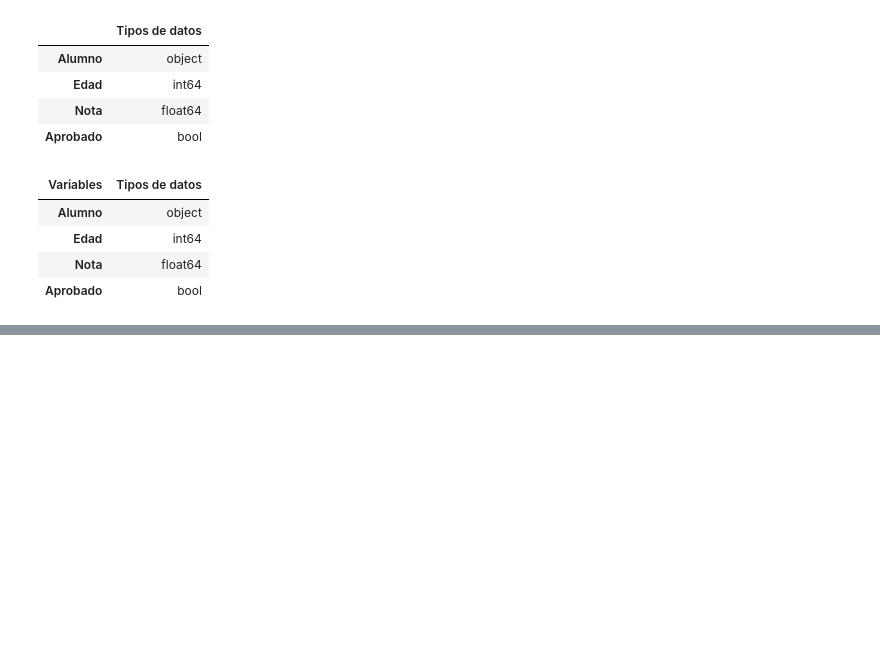
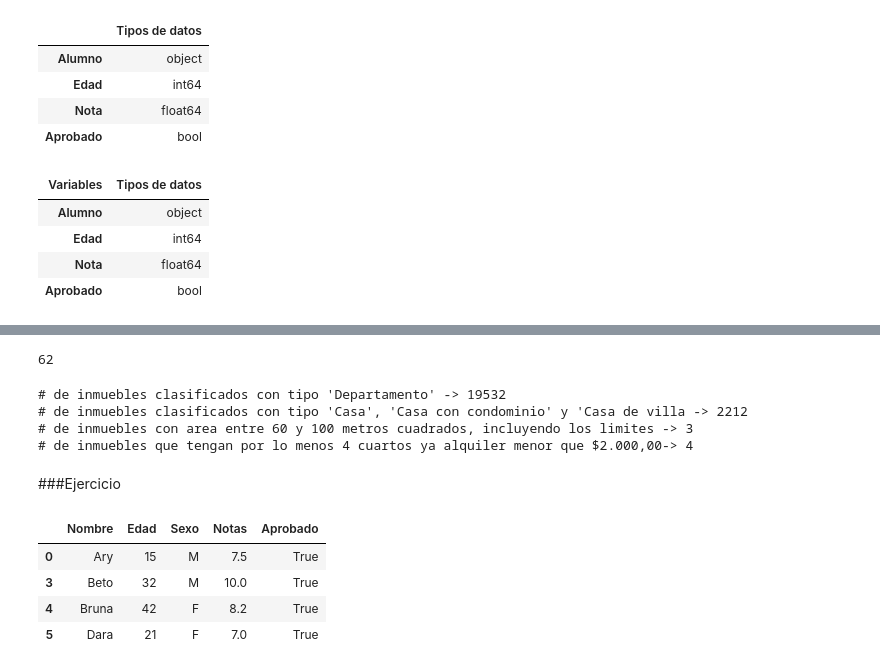
Before and after one commit to AdrianCPC/Data_analysis_rentals, a Jupyter notebook: Base_de_Datos.ipynb, the cells around one changed output, grey strips where cells are left out. Cells and saved outputs as stored; diff of their text form; code cells hidden in the pictures; blank space fills up the shorter version.

```diff
--- a/Base_de_Datos.ipynb
+++ b/Base_de_Datos.ipynb
@@ -536,0 +585,37 @@ clase_datos
+# %%
+seleccion = (datos['Cuartos'] >=4) & (datos['Valor']<=2000)
+n4 = datos[seleccion].shape[0]
+n4
+# %% [output]
+62
+# %%
+print("# de inmuebles clasificados con tipo 'Departamento' -> {}".format(n1))
+print("# de inmuebles clasificados con tipo 'Casa', 'Casa con condominio' y 'Casa de villa -> {}".format(n2))
+print("# de inmuebles con area entre 60 y 100 metros cuadrados, incluyendo los limites -> {}".format(3))
+print("# de inmuebles que tengan por lo menos 4 cuartos ya alquiler menor que $2.000,00-> {}".format(4))
+# %% [output]
+# de inmuebles clasificados con tipo 'Departamento' -> 19532
+# de inmuebles clasificados con tipo 'Casa', 'Casa con condominio' y 'Casa de villa -> 2212
+# de inmuebles con area entre 60 y 100 metros cuadrados, incluyendo los limites -> 3
+# de inmuebles que tengan por lo menos 4 cuartos ya alquiler menor que $2.000,00-> 4
+# %% [markdown]
+###Ejercicio
+# %%
+import pandas as pd
+alumnos = pd.DataFrame({
+'Nombre': ['Ary', 'Katia', 'Denis', 'Beto', 'Bruna', 'Dara', 'Carlos', 'Alice'],
+'Sexo': ['M', 'F', 'M', 'M', 'F', 'F', 'M', 'F'],
+'Edad': [15, 27, 56, 32, 42, 21, 19, 35],
+'Notas': [7.5, 2.5, 5.0, 10, 8.2, 7, 6, 5.6],
+'Aprobado': [True, False, False, True, True, True, False, False]},
+columns = ['Nombre', 'Edad', 'Sexo', 'Notas', 'Aprobado'])
+# %%
+seleccion_2 = alumnos['Aprobado'] == True
+aprobados = alumnos[seleccion_2]
+aprobados
+# %% [output]
+|  | Nombre | Edad | Sexo | Notas | Aprobado |
+| 0 | Ary | 15 | M | 7.5 | True |
+| 3 | Beto | 32 | M | 10.0 | True |
+| 4 | Bruna | 42 | F | 8.2 | True |
+| 5 | Dara | 21 | F | 7.0 | True |
```
Also changed, not shown: parts of 10 cells of this notebook.
